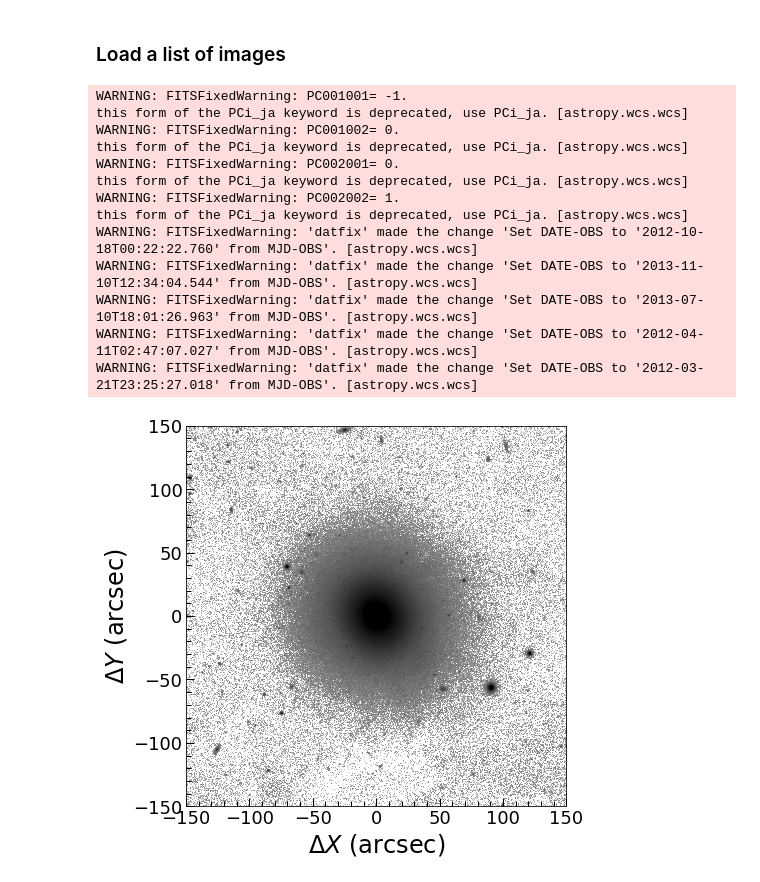
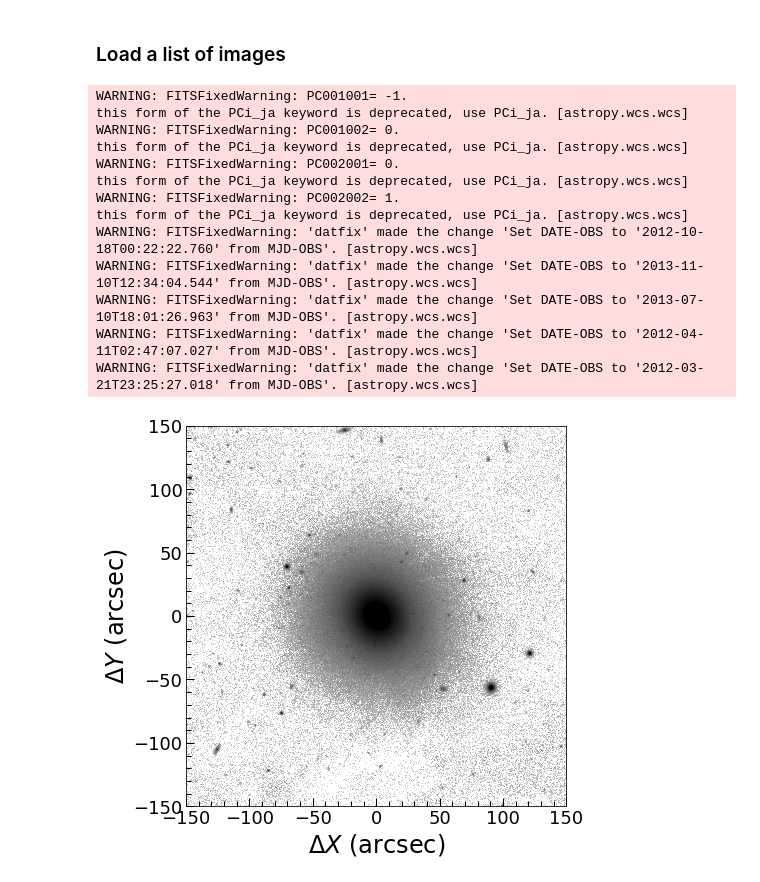
Before and after one commit to jyshangguan/MorphSED, a Jupyter notebook: examples/demo_read_images.ipynb, the cells around one changed output. Drawn from its saved outputs; the diff is of its cells as text; code cells hidden in the pictures.

```diff
--- a/examples/demo_read_images.ipynb
+++ b/examples/demo_read_images.ipynb
@@ -44,27 +39,27 @@ WARNING: FITSFixedWarning: 'datfix' made the change 'Set DATE-OBS to '2012-10-18
 # %%
 flist = sorted(glob.glob('data/NGC1400/*'))
 image_list = [image(f, unit='adu') for f in flist]
 band_list=['panstarrs.g_P1', 'panstarrs.r_P1', 'panstarrs.i_P1', 'panstarrs.z_P1', 'panstarrs.y_P1']
 imgs = image_atlas(image_list=image_list, band_list=band_list)
 
 img = imgs['panstarrs.r_P1']
 mean, med, std = img.sigma_clipped_stats()
 vmin = med - 0 * std
 vmax = med + 100 * std
-img.plot(vmin=vmin, vmax=vmax, a=1e-4)
+img.plot(vmin=vmin, vmax=vmax, a=1e-3)
 plt.show()
 # %% [output]
 WARNING: FITSFixedWarning: PC001001= -1.
 this form of the PCi_ja keyword is deprecated, use PCi_ja. [astropy.wcs.wcs]
 WARNING: FITSFixedWarning: PC001002= 0.
 this form of the PCi_ja keyword is deprecated, use PCi_ja. [astropy.wcs.wcs]
 WARNING: FITSFixedWarning: PC002001= 0.
 this form of the PCi_ja keyword is deprecated, use PCi_ja. [astropy.wcs.wcs]
 WARNING: FITSFixedWarning: PC002002= 1.
 this form of the PCi_ja keyword is deprecated, use PCi_ja. [astropy.wcs.wcs]
 WARNING: FITSFixedWarning: 'datfix' made the change 'Set DATE-OBS to '2012-10-18T00:22:22.760' from MJD-OBS'. [astropy.wcs.wcs]
 WARNING: FITSFixedWarning: 'datfix' made the change 'Set DATE-OBS to '2013-11-10T12:34:04.544' from MJD-OBS'. [astropy.wcs.wcs]
 WARNING: FITSFixedWarning: 'datfix' made the change 'Set DATE-OBS to '2013-07-10T18:01:26.963' from MJD-OBS'. [astropy.wcs.wcs]
 WARNING: FITSFixedWarning: 'datfix' made the change 'Set DATE-OBS to '2012-04-11T02:47:07.027' from MJD-OBS'. [astropy.wcs.wcs]
 WARNING: FITSFixedWarning: 'datfix' made the change 'Set DATE-OBS to '2012-03-21T23:25:27.018' from MJD-OBS'. [astropy.wcs.wcs]
-[figure, old version]
+[figure, new version]
```
Also changed, not shown: parts of 2 cells of this notebook, 3 other files.
